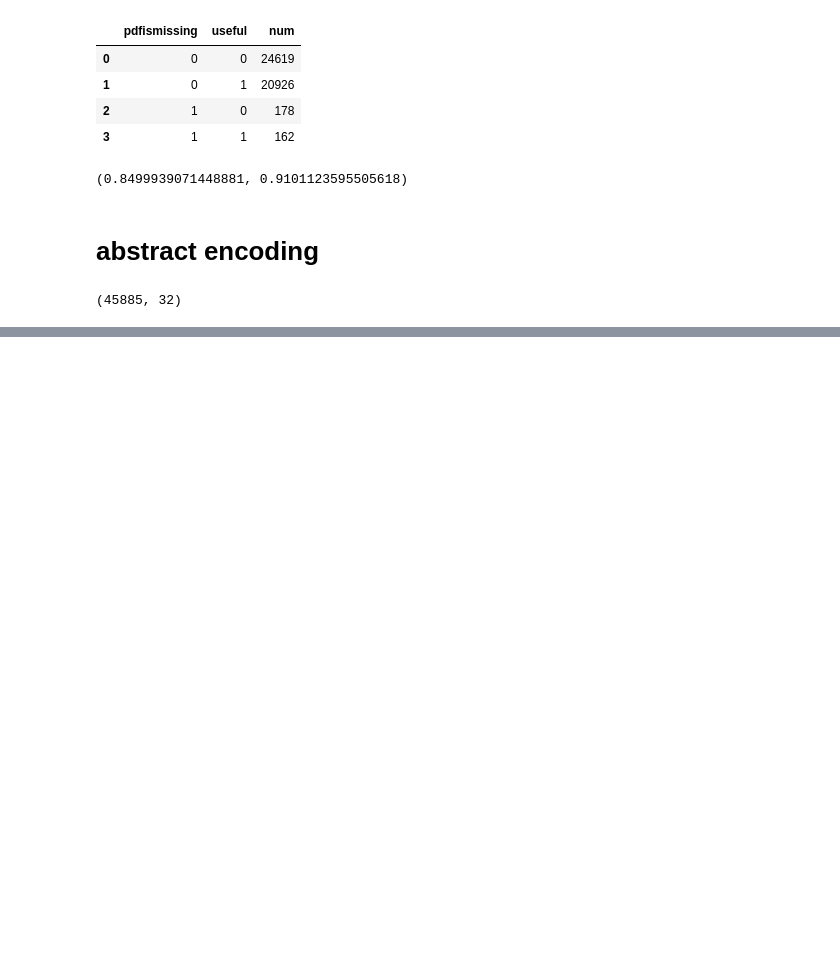
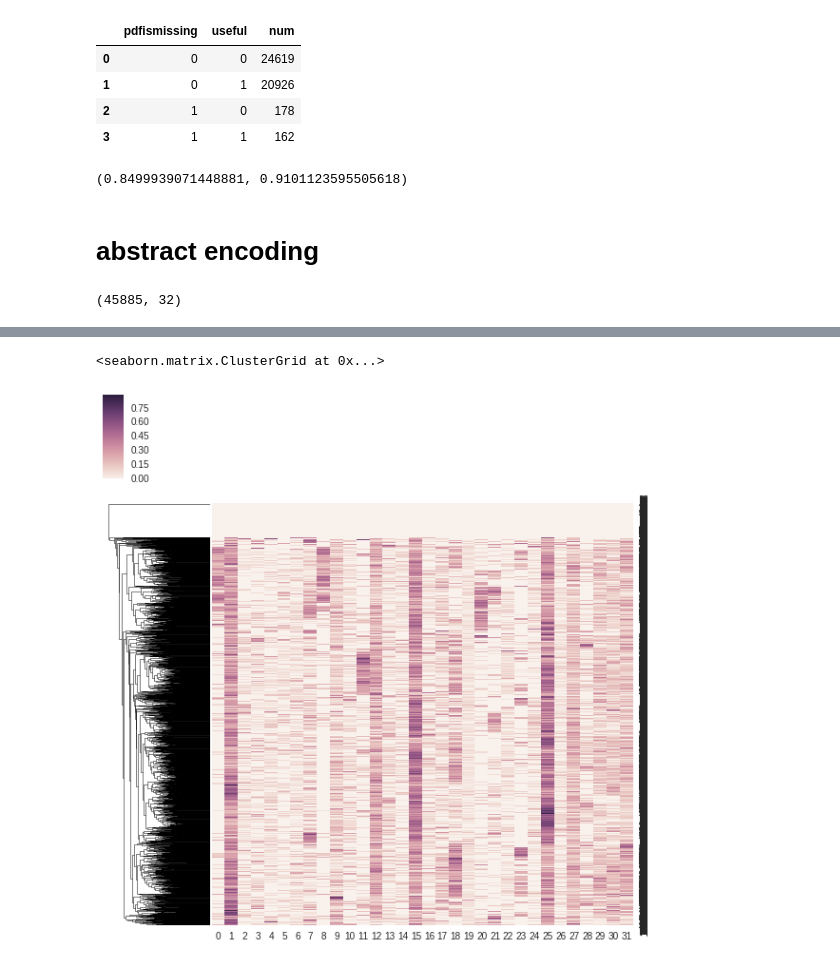
Before and after one commit to tdhd/dssg2017, a Jupyter notebook: notebooks/data.ipynb, the cells around one changed output, grey strips where cells are left out. Cells and saved outputs as stored; diff of their text form; code cells hidden in the pictures; blank space fills up the shorter version.

```diff
--- a/notebooks/data.ipynb
+++ b/notebooks/data.ipynb
@@ -153,0 +199,6 @@ tfidf.shape
+# %%
+idcs = np.where(features['useful'] == 1.0)[0][0:2000]
+sns.clustermap(tfidf[idcs, :].toarray(), col_cluster=False)
+# %% [output]
+<seaborn.matrix.ClusterGrid at 0x...>
+[figure, added]
```
Also changed, not shown: parts of 19 cells of this notebook.
